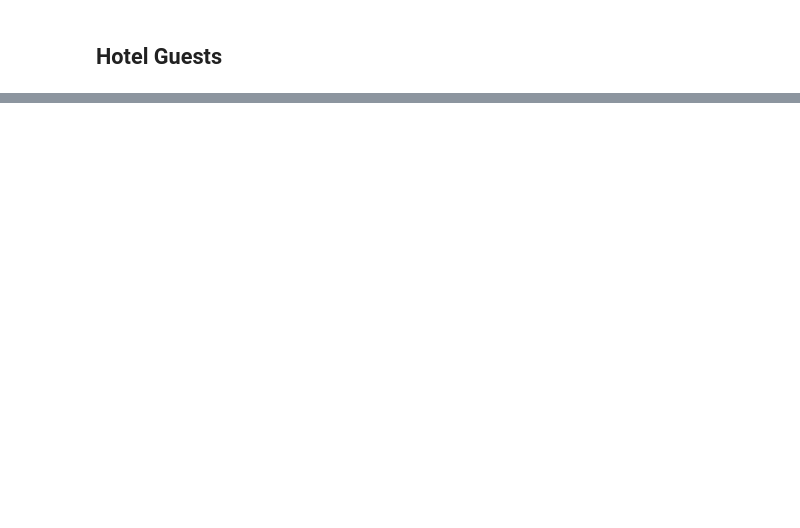
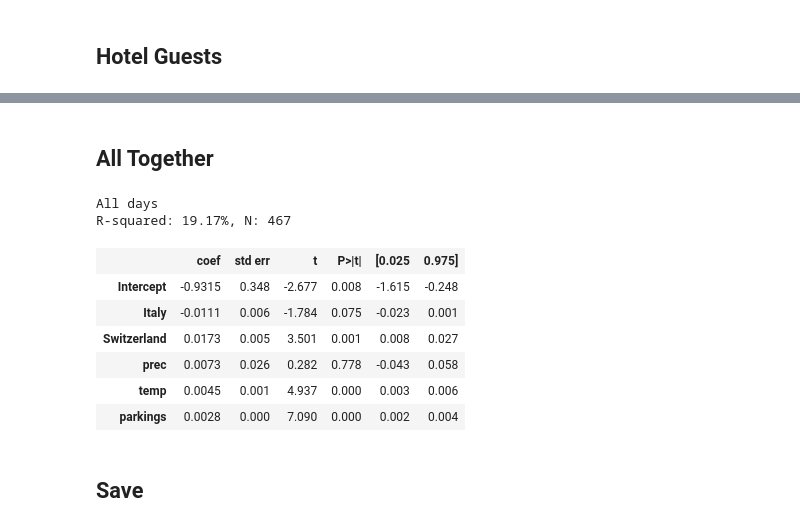
Before and after one commit to AlexandreBellas/USI-Hackathon-2019, a Jupyter notebook: data/analysis/Untitled.ipynb, the cells around one changed output, grey strips where cells are left out. Saved outputs shown, nothing was run; the diff lists cells and outputs as text; code cells hidden in the pictures; blank space fills up the shorter version.

```diff
--- a/data/analysis/Untitled.ipynb
+++ b/data/analysis/Untitled.ipynb
@@ -117,0 +118,10 @@ R-squared: 0.02%, N: 1,248,767
+# %%
+par = pd.read_csv("../analysis/parking-info.csv", parse_dates=['data']).drop(['Unnamed: 0'],axis=1)
+par = par.set_index(['data', 'hour'])
+# %%
+tra = tra.reset_index()
+tra['hour'] = tra['hour'].astype(int)
+tra = tra.set_index(['date', 'hour'])
+tra['parkings'] = par.groupby(['data', 'hour'])['OccupazionePerc'].mean()
+tra = tra.reset_index().set_index(['fermata', 'weekend', 'date', 'hour'])
+ds = tra.copy()
@@ -117,0 +143,28 @@ R-squared: 0.02%, N: 1,248,767
+# %% [markdown]
+## All Together
+# %%
+var = [
+    'Italy', 'Switzerland', #'Germany', 'Netherlands',
+    'prec','temp',
+    #'hotel_guests',
+    'parkings',
+]
+
+ds = tra.dropna(subset=var).groupby(['date', 'hour']).mean()
+
+print('All days')
+reg = smf.ols(" traffic ~ {0}".format(" + ".join(var)), ds).fit()
+print("R-squared: {0:1.2f}%, N: {1:1,.0f}".format(reg.rsquared*100, reg.nobs))
+reg.summary().tables[1]
+# %% [output]
+All days
+R-squared: 19.17%, N: 467
+|  | coef | std err | t | P>|t| | [0.025 | 0.975] |
+| Intercept | -0.9315 | 0.348 | -2.677 | 0.008 | -1.615 | -0.248 |
+| Italy | -0.0111 | 0.006 | -1.784 | 0.075 | -0.023 | 0.001 |
+| Switzerland | 0.0173 | 0.005 | 3.501 | 0.001 | 0.008 | 0.027 |
+| prec | 0.0073 | 0.026 | 0.282 | 0.778 | -0.043 | 0.058 |
+| temp | 0.0045 | 0.001 | 4.937 | 0.000 | 0.003 | 0.006 |
+| parkings | 0.0028 | 0.000 | 7.090 | 0.000 | 0.002 | 0.004 |
+# %% [markdown]
+## Save
```
Also changed, not shown: parts of 14 cells of this notebook, 3 other files.
